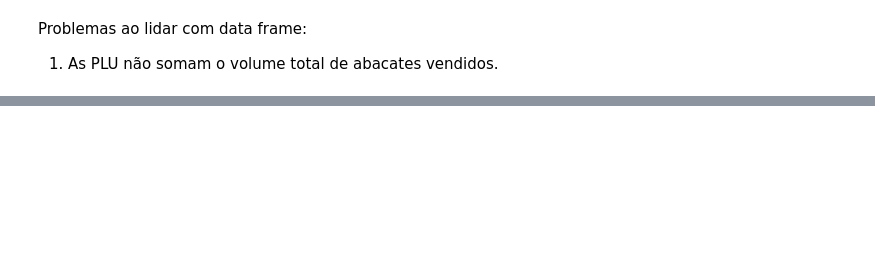
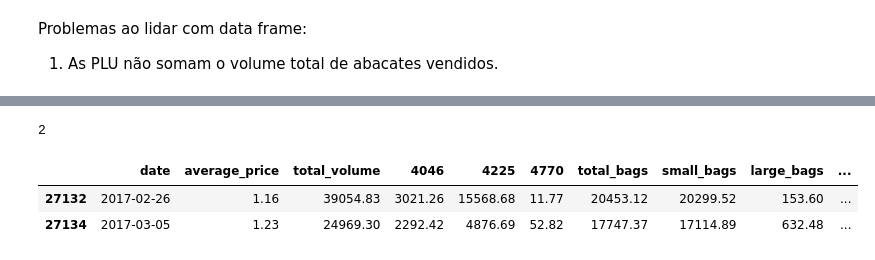
Before and after one commit to TutuBraz/avocado-predict-price, a Jupyter notebook: avocado_price_predict.ipynb, the cells around one changed output, grey strips where cells are left out. Cells and saved outputs as stored; diff of their text form; code cells hidden in the pictures; blank space fills up the shorter version.

```diff
--- a/avocado_price_predict.ipynb
+++ b/avocado_price_predict.ipynb
@@ -170,0 +165,11 @@ Problemas ao lidar com data frame:
+# %%
+df_avocado.duplicated().sum()
+# %% [output]
+2
+# %%
+#Valores duplicados
+df_avocado[df_avocado.duplicated()]
+# %% [output]
+|  | date | average_price | total_volume | 4046 | 4225 | 4770 | total_bags | small_bags | large_bags | ... |
+| 27132 | 2017-02-26 | 1.16 | 39054.83 | 3021.26 | 15568.68 | 11.77 | 20453.12 | 20299.52 | 153.60 | ... |
+| 27134 | 2017-03-05 | 1.23 | 24969.30 | 2292.42 | 4876.69 | 52.82 | 17747.37 | 17114.89 | 632.48 | ... |
```
Also changed, not shown: parts of 14 cells of this notebook.
